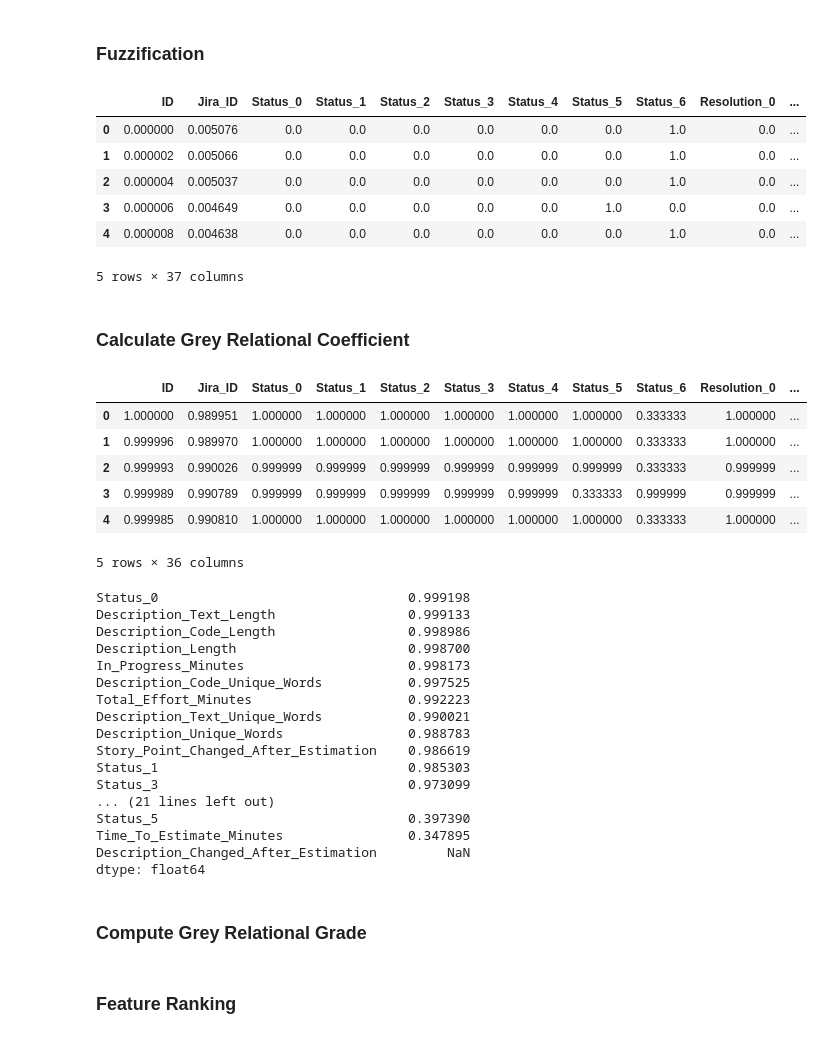
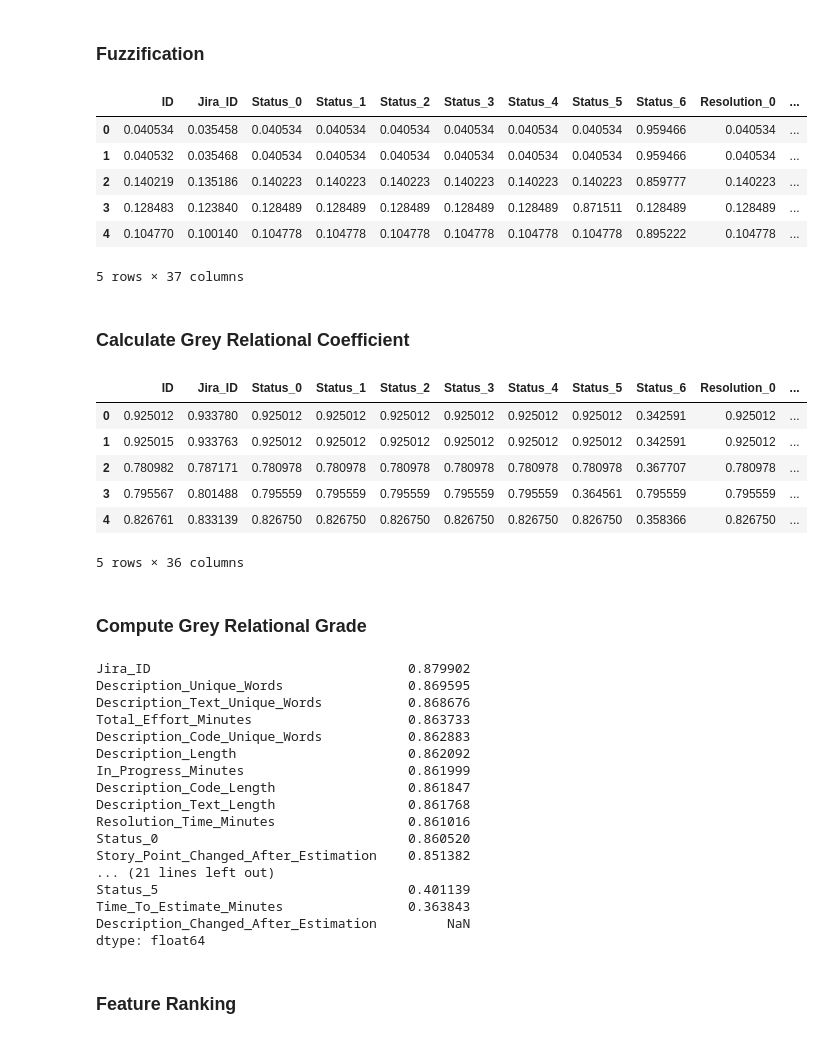
Before and after one commit to Pharoouzy/asee-system-using-fgra-ml, a Jupyter notebook: notebooks/model_development.ipynb, the cells around one changed output. Cells and saved outputs as stored; diff of their text form; code cells hidden in the pictures.

```diff
--- a/notebooks/model_development.ipynb
+++ b/notebooks/model_development.ipynb
@@ -40,4 +29,6 @@ To enable the following instructions: AVX2 AVX_VNNI FMA, in other operations, re
 # %%
-# numeric_data = pd.read_csv('../var/story_encoded.csv')
-numeric_data = pd.read_csv('../var/story_scaled.csv')
-# numeric_data = load_processed_data()
+# Load the dataset
+data = pd.read_csv(load_processed_data())
+
+# Display the first few rows to inspect the structure
+data.head()
@@ -46,15 +45,15 @@ numeric_data = pd.read_csv('../var/story_scaled.csv')
 # %% [markdown]
 ### Fuzzification
 # %%
-normalized_data = normalize_data(numeric_data)
+normalized_data = normalize_data(data)
 normalized_data.head()
 # %% [output]
 |  | ID | Jira_ID | Status_0 | Status_1 | Status_2 | Status_3 | Status_4 | Status_5 | Status_6 | Resolution_0 | ... |
-| 0 | 0.000000 | 0.005076 | 0.0 | 0.0 | 0.0 | 0.0 | 0.0 | 0.0 | 1.0 | 0.0 | ... |
-| 1 | 0.000002 | 0.005066 | 0.0 | 0.0 | 0.0 | 0.0 | 0.0 | 0.0 | 1.0 | 0.0 | ... |
-| 2 | 0.000004 | 0.005037 | 0.0 | 0.0 | 0.0 | 0.0 | 0.0 | 0.0 | 1.0 | 0.0 | ... |
-| 3 | 0.000006 | 0.004649 | 0.0 | 0.0 | 0.0 | 0.0 | 0.0 | 1.0 | 0.0 | 0.0 | ... |
-| 4 | 0.000008 | 0.004638 | 0.0 | 0.0 | 0.0 | 0.0 | 0.0 | 0.0 | 1.0 | 0.0 | ... |
+| 0 | 0.040534 | 0.035458 | 0.040534 | 0.040534 | 0.040534 | 0.040534 | 0.040534 | 0.040534 | 0.959466 | 0.040534 | ... |
+| 1 | 0.040532 | 0.035468 | 0.040534 | 0.040534 | 0.040534 | 0.040534 | 0.040534 | 0.040534 | 0.959466 | 0.040534 | ... |
+| 2 | 0.140219 | 0.135186 | 0.140223 | 0.140223 | 0.140223 | 0.140223 | 0.140223 | 0.140223 | 0.859777 | 0.140223 | ... |
+| 3 | 0.128483 | 0.123840 | 0.128489 | 0.128489 | 0.128489 | 0.128489 | 0.128489 | 0.871511 | 0.128489 | 0.128489 | ... |
+| 4 | 0.104770 | 0.100140 | 0.104778 | 0.104778 | 0.104778 | 0.104778 | 0.104778 | 0.104778 | 0.895222 | 0.104778 | ... |
 5 rows × 37 columns
 # %% [markdown]
 ### Calculate Grey Relational Coefficient
@@ -79,14 +78,17 @@ GRC = (delta_min + rho * delta_max) / (deltas + rho * delta_max)
 GRC.head()
 # %% [output]
 |  | ID | Jira_ID | Status_0 | Status_1 | Status_2 | Status_3 | Status_4 | Status_5 | Status_6 | Resolution_0 | ... |
-| 0 | 1.000000 | 0.989951 | 1.000000 | 1.000000 | 1.000000 | 1.000000 | 1.000000 | 1.000000 | 0.333333 | 1.000000 | ... |
-| 1 | 0.999996 | 0.989970 | 1.000000 | 1.000000 | 1.000000 | 1.000000 | 1.000000 | 1.000000 | 0.333333 | 1.000000 | ... |
-| 2 | 0.999993 | 0.990026 | 0.999999 | 0.999999 | 0.999999 | 0.999999 | 0.999999 | 0.999999 | 0.333333 | 0.999999 | ... |
-| 3 | 0.999989 | 0.990789 | 0.999999 | 0.999999 | 0.999999 | 0.999999 | 0.999999 | 0.333333 | 0.999999 | 0.999999 | ... |
-| 4 | 0.999985 | 0.990810 | 1.000000 | 1.000000 | 1.000000 | 1.000000 | 1.000000 | 1.000000 | 0.333333 | 1.000000 | ... |
+| 0 | 0.925012 | 0.933780 | 0.925012 | 0.925012 | 0.925012 | 0.925012 | 0.925012 | 0.925012 | 0.342591 | 0.925012 | ... |
+| 1 | 0.925015 | 0.933763 | 0.925012 | 0.925012 | 0.925012 | 0.925012 | 0.925012 | 0.925012 | 0.342591 | 0.925012 | ... |
+| 2 | 0.780982 | 0.787171 | 0.780978 | 0.780978 | 0.780978 | 0.780978 | 0.780978 | 0.780978 | 0.367707 | 0.780978 | ... |
+| 3 | 0.795567 | 0.801488 | 0.795559 | 0.795559 | 0.795559 | 0.795559 | 0.795559 | 0.364561 | 0.795559 | 0.795559 | ... |
+| 4 | 0.826761 | 0.833139 | 0.826750 | 0.826750 | 0.826750 | 0.826750 | 0.826750 | 0.826750 | 0.358366 | 0.826750 | ... |
 5 rows × 36 columns
+# %% [markdown]
+### Compute Grey Relational Grade
 # %%
 # Calculate Grey Relational Grade (GRG) for each feature
+# GRC = coefficients
 GRG = GRC.mean()
 
 # Sorting the features based on GRG
@@ -94,25 +96,23 @@ GRG_sorted = GRG.sort_values(ascending=False)
 
 GRG_sorted
 # %% [output]
-Status_0                                0.999198
-Description_Text_Length                 0.999133
-Description_Code_Length                 0.998986
-Description_Length                      0.998700
-In_Progress_Minutes                     0.998173
-Description_Code_Unique_Words           0.997525
-Total_Effort_Minutes                    0.992223
-Description_Text_Unique_Words           0.990021
-Description_Unique_Words                0.988783
-Story_Point_Changed_After_Estimation    0.986619
-Status_1                                0.985303
-Status_3                                0.973099
+Jira_ID                                 0.879902
+Description_Unique_Words                0.869595
+Description_Text_Unique_Words           0.868676
+Total_Effort_Minutes                    0.863733
+Description_Code_Unique_Words           0.862883
+Description_Length                      0.862092
+In_Progress_Minutes                     0.861999
+Description_Code_Length                 0.861847
+Description_Text_Length                 0.861768
+Resolution_Time_Minutes                 0.861016
+Status_0                                0.860520
+Story_Point_Changed_After_Estimation    0.851382
 ... (21 lines left out)
-Status_5                                0.397390
-Time_To_Estimate_Minutes                0.347895
+Status_5                                0.401139
+Time_To_Estimate_Minutes                0.363843
 Description_Changed_After_Estimation         NaN
 dtype: float64
-# %% [markdown]
-### Compute Grey Relational Grade
 # %% [markdown]
 ### Feature Ranking
 # %%
```
Also changed, not shown: parts of 18 cells of this notebook, 2 other files.
